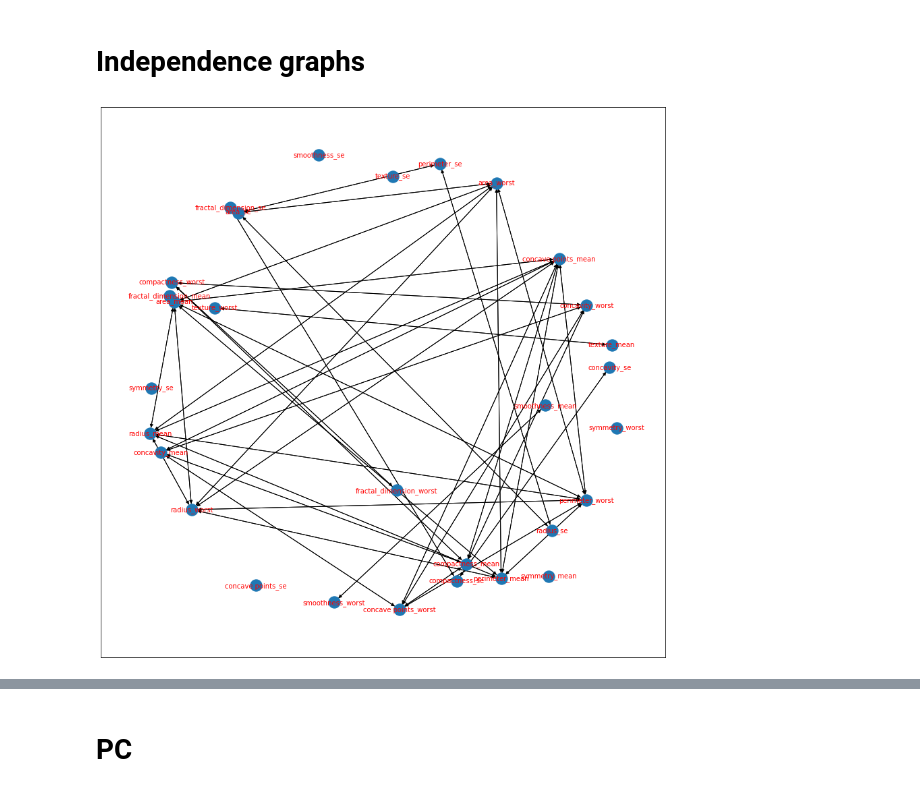
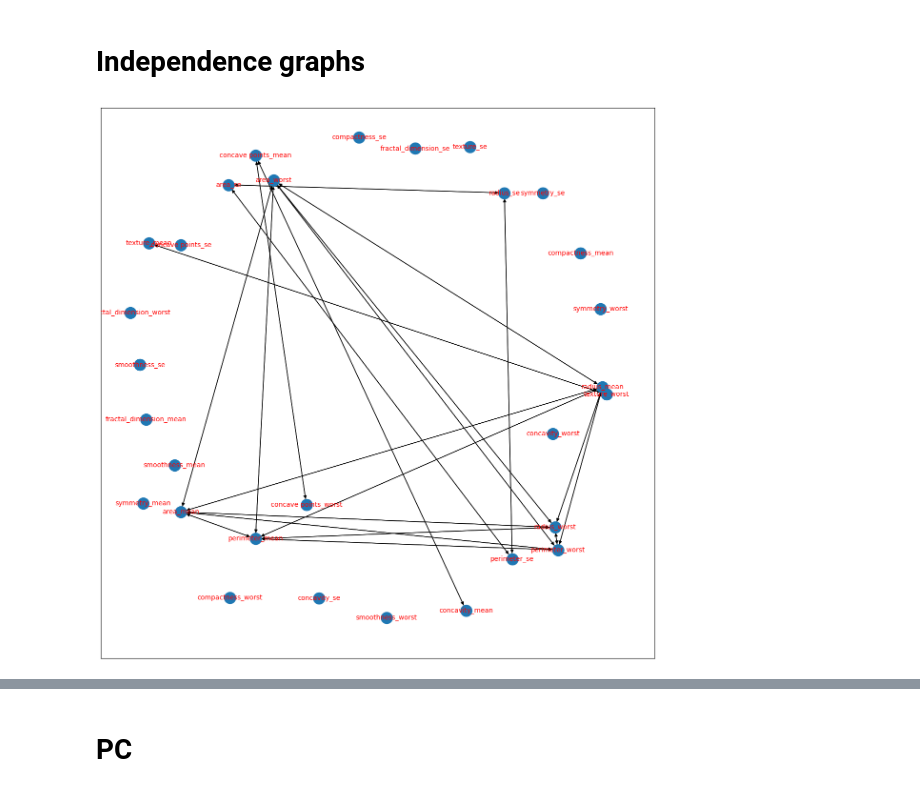
Before and after one commit to Gio99c/Causal-Discovery-Algorithms-on-Medical-Data, a Jupyter notebook: causal_discovery.ipynb, the cells around one changed output, grey strips where cells are left out. Cells and saved outputs as stored; diff of their text form; code cells hidden in the pictures.

```diff
--- a/causal_discovery.ipynb
+++ b/causal_discovery.ipynb
@@ -131,15 +133,16 @@ thyroid_df
 # %%
 # intialize graph lasso
 glasso = cdt.independence.graph.Glasso()
 
 # apply graph lasso to dataset
-skeleton_bc = glasso.predict(breast_cancer_df, 0.8)
+skeleton_bc = glasso.predict(breast_cancer_df, 0.9)
+skeleton_bc.remove_edges_from(nx.selfloop_edges(skeleton_bc))
 
 # visualize network
 fig=plt.figure(figsize=(15,15))
 nx.draw_networkx(skeleton_bc, font_size=10, font_color='r')
 # %% [output]
-[figure, old version]
+[figure, new version]
 # %%
 # intialize graph lasso
 glasso = cdt.independence.graph.Glasso()
```
Also changed, not shown: parts of 17 cells of this notebook.
